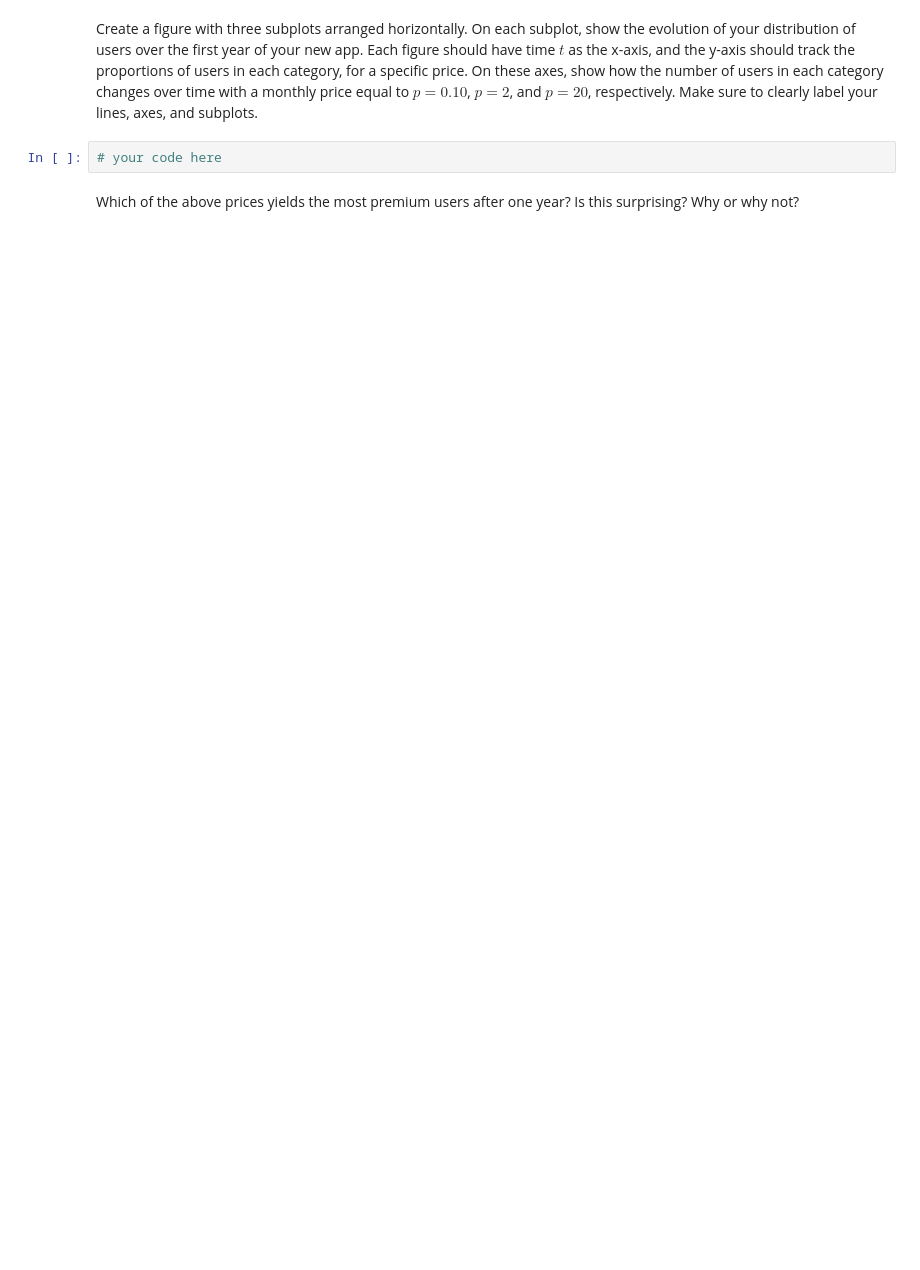
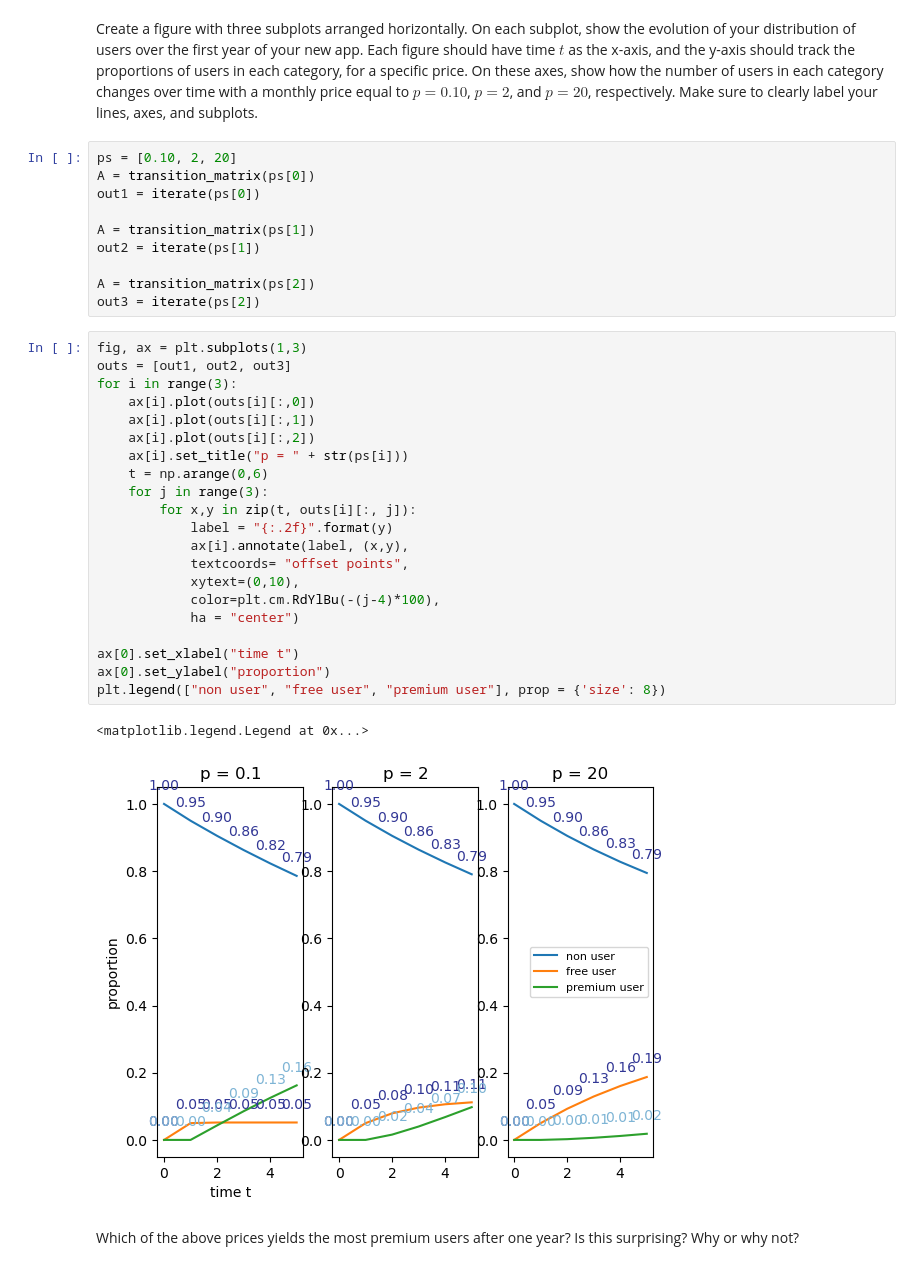
Before and after one commit to jossiej00/ECON323_2023_Spring, a Jupyter notebook: problem_sets/problem_set_4.ipynb, the cells around one changed output. Cells and saved outputs as stored; diff of their text form; blank space fills up the shorter version.

```diff
--- a/problem_sets/problem_set_4.ipynb
+++ b/problem_sets/problem_set_4.ipynb
@@ -242,6 +253,38 @@ transition_matrix = np.array([])
 # %% [markdown]
 Create a figure with three subplots arranged horizontally. On each subplot, show the evolution of your distribution of users over the first year of your new app. Each figure should have time $t$ as the x-axis, and the y-axis should track the proportions of users in each category, for a specific price. On these axes, show how the number of users in each category changes over time with a monthly price equal to $p=0.10$, $p=2$, and $p=20$, respectively. Make sure to clearly label your lines, axes, and subplots.
 # %%
-# your code here
+ps = [0.10, 2, 20]
+A = transition_matrix(ps[0])
+out1 = iterate(ps[0])
+
+A = transition_matrix(ps[1])
+out2 = iterate(ps[1])
+
+A = transition_matrix(ps[2])
+out3 = iterate(ps[2])
+# %%
+fig, ax = plt.subplots(1,3)
+outs = [out1, out2, out3]
+for i in range(3):
+    ax[i].plot(outs[i][:,0])
+    ax[i].plot(outs[i][:,1])
+    ax[i].plot(outs[i][:,2])
+    ax[i].set_title("p = " + str(ps[i]))
+    t = np.arange(0,6)
+    for j in range(3):
+        for x,y in zip(t, outs[i][:, j]):
+            label = "{:.2f}".format(y)
+            ax[i].annotate(label, (x,y),
+            textcoords= "offset points",
+            xytext=(0,10),
+            color=plt.cm.RdYlBu(-(j-4)*100),
+            ha = "center")
+
+ax[0].set_xlabel("time t")
+ax[0].set_ylabel("proportion")
+plt.legend(["non user", "free user", "premium user"], prop = {'size': 8})
+# %% [output]
+<matplotlib.legend.Legend at 0x...>
+[figure, added]
 # %% [markdown]
 Which of the above prices yields the most premium users after one year? Is this surprising? Why or why not?
```
Also changed, not shown: parts of 4 cells of this notebook.
